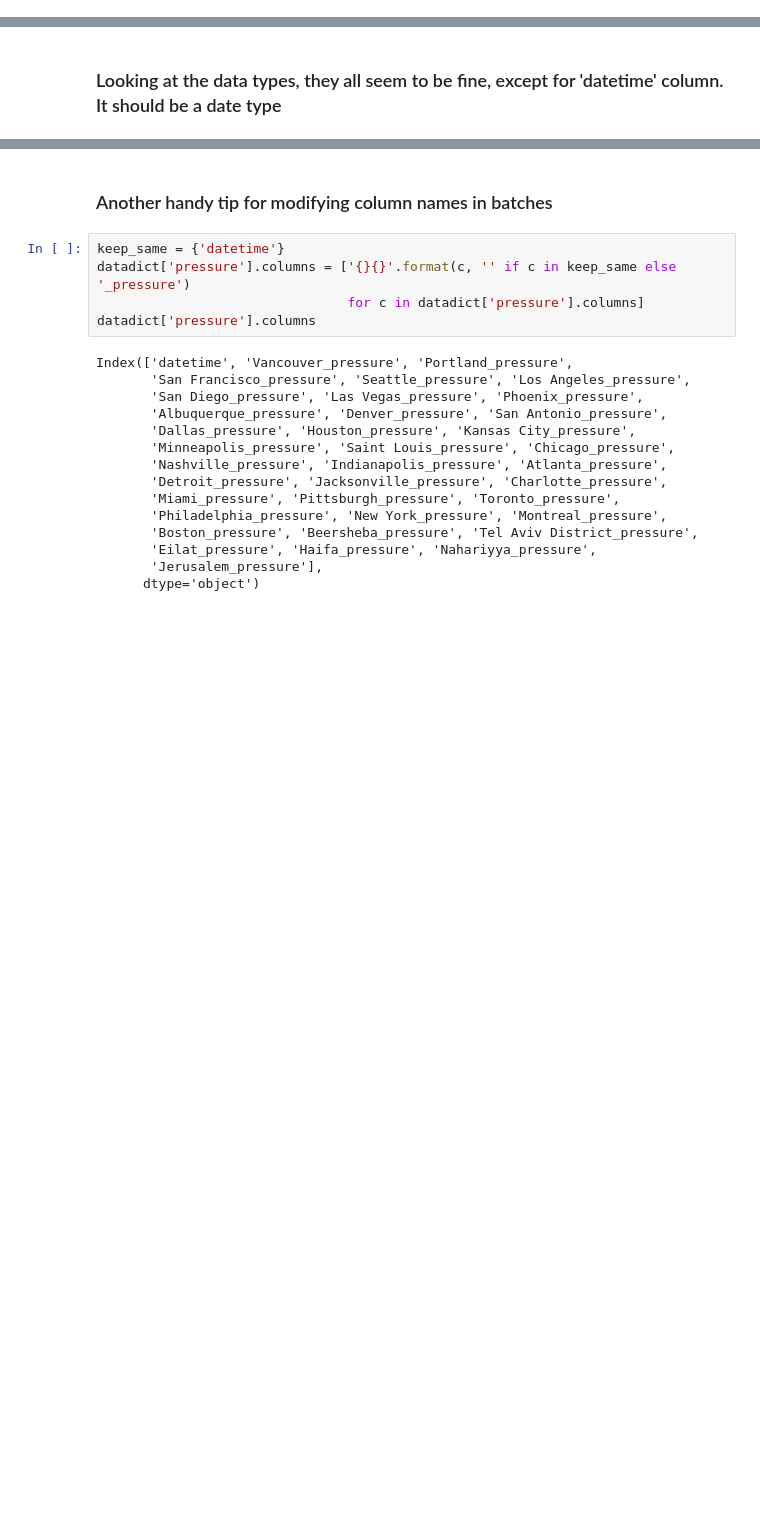
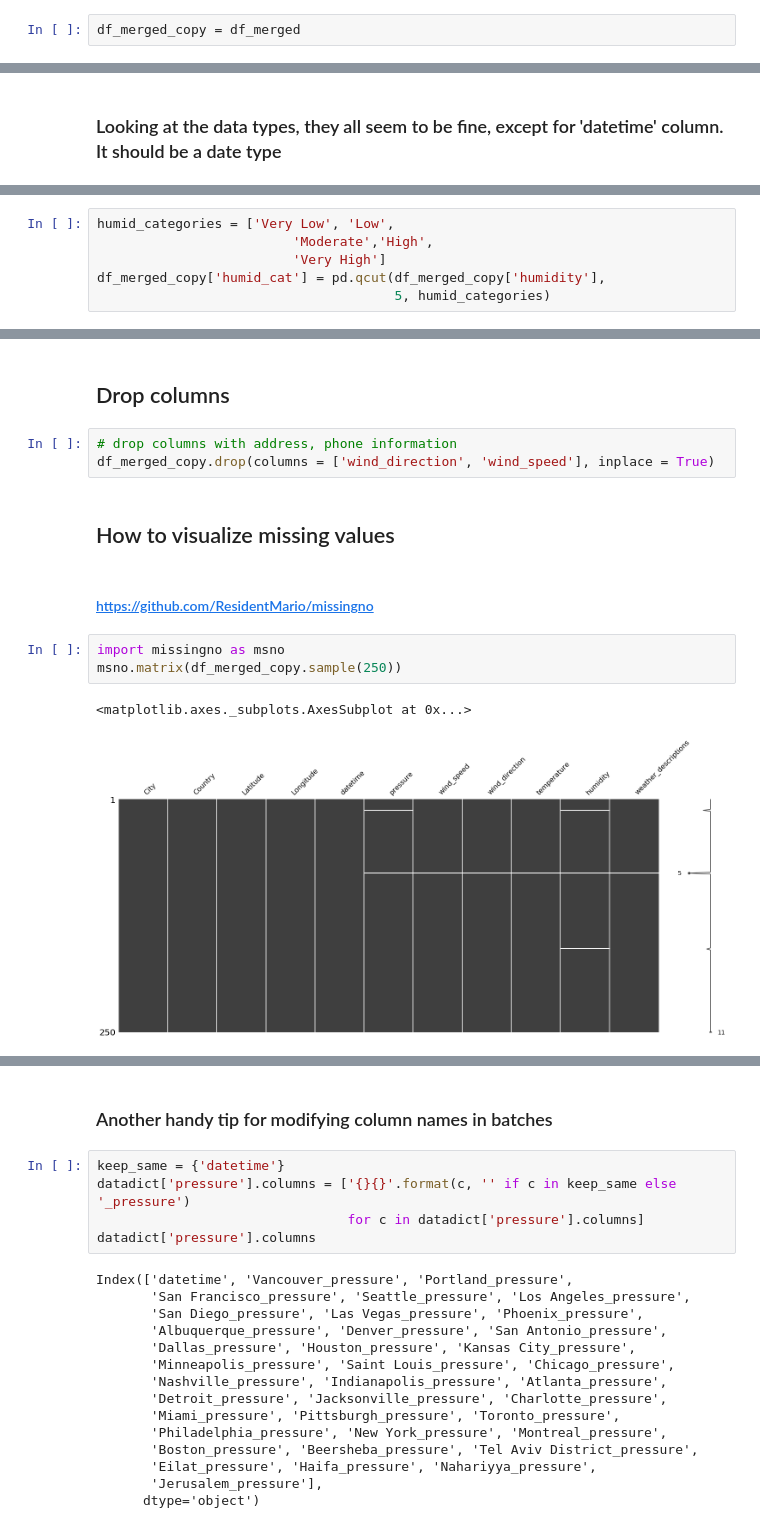
Before and after one commit to chengyin38/datafest19_tutorial, a Jupyter notebook: Tutorial_Data_Exploration.ipynb, the cells around one changed output, grey strips where cells are left out. Cells and saved outputs as stored; diff of their text form; blank space fills up the shorter version.

Commit message:
add missing data method

```diff
--- a/Tutorial_Data_Exploration.ipynb
+++ b/Tutorial_Data_Exploration.ipynb
@@ -157,0 +176,2 @@ df_merged.head()
+# %%
+df_merged_copy = df_merged
@@ -165,0 +364,6 @@ profile.to_file(os.path.join(os.getcwd(), 'data_profile.html'))
+# %%
+humid_categories = ['Very Low', 'Low',
+                         'Moderate','High',
+                         'Very High']
+df_merged_copy['humid_cat'] = pd.qcut(df_merged_copy['humidity'],
+                                      5, humid_categories)
@@ -165,0 +389,15 @@ profile.to_file(os.path.join(os.getcwd(), 'data_profile.html'))
+# %% [markdown]
+## Drop columns
+# %%
+# drop columns with address, phone information
+df_merged_copy.drop(columns = ['wind_direction', 'wind_speed'], inplace = True)
+# %% [markdown]
+## How to visualize missing values
+# %% [markdown]
+#### https://github.com/ResidentMario/missingno
+# %%
+import missingno as msno
+msno.matrix(df_merged_copy.sample(250))
+# %% [output]
+<matplotlib.axes._subplots.AxesSubplot at 0x...>
+[figure, added]
```
Also changed, not shown: parts of 56 cells of this notebook.
